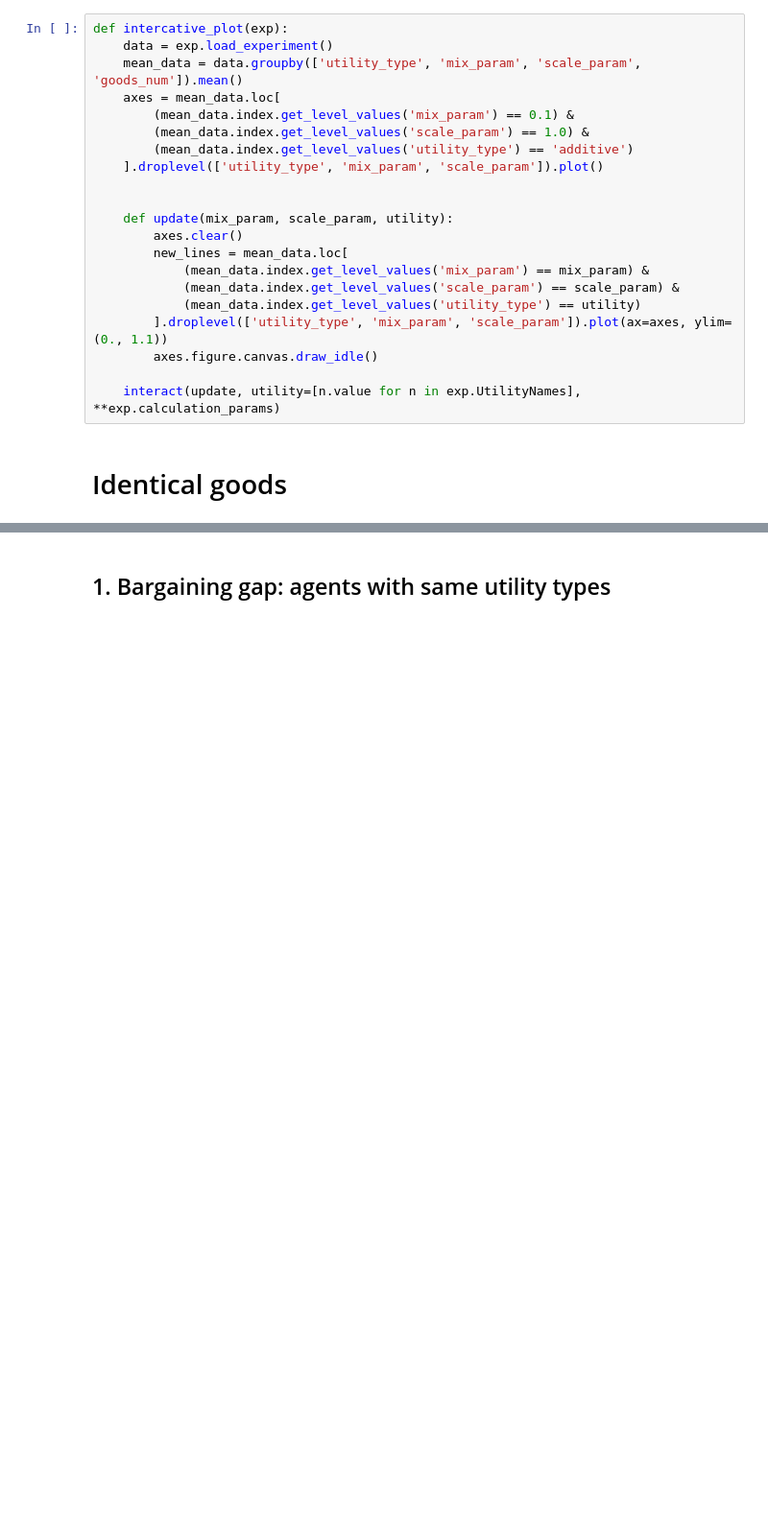
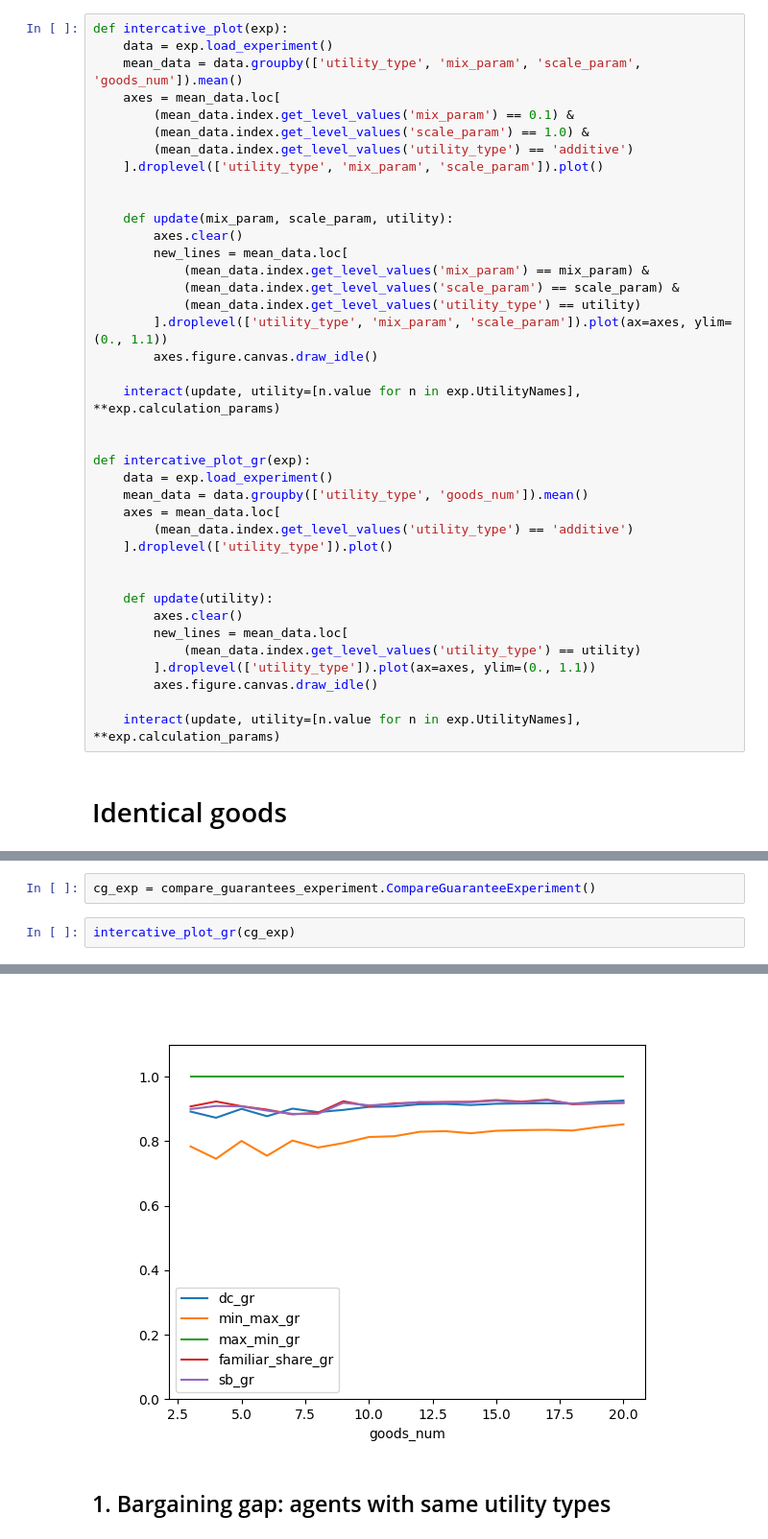
Before and after one commit to AdayevKP/fair_division_with_money, a Jupyter notebook: FDWM_interactive_plots.ipynb, the cells around one changed output, grey strips where cells are left out. Shown at 96% size. Saved outputs shown, nothing was run; the diff lists cells and outputs as text; blank space fills up the shorter version.

Commit message:
add guarantees comparison to interactive notebook

```diff
--- a/FDWM_interactive_plots.ipynb
+++ b/FDWM_interactive_plots.ipynb
@@ -26,5 +27,23 @@ def intercative_plot(exp):
         axes.figure.canvas.draw_idle()
 
     interact(update, utility=[n.value for n in exp.UtilityNames], **exp.calculation_params)
+
+
+def intercative_plot_gr(exp):
+    data = exp.load_experiment()
+    mean_data = data.groupby(['utility_type', 'goods_num']).mean()
+    axes = mean_data.loc[
+        (mean_data.index.get_level_values('utility_type') == 'additive')
+    ].droplevel(['utility_type']).plot()
+
+
+    def update(utility):
+        axes.clear()
+        new_lines = mean_data.loc[
+            (mean_data.index.get_level_values('utility_type') == utility)
+        ].droplevel(['utility_type']).plot(ax=axes, ylim=(0., 1.1))
+        axes.figure.canvas.draw_idle()
+
+    interact(update, utility=[n.value for n in exp.UtilityNames], **exp.calculation_params)
 # %% [markdown]
 # Identical goods
@@ -30,0 +52,5 @@ def intercative_plot(exp):
+# %%
+cg_exp = compare_guarantees_experiment.CompareGuaranteeExperiment()
+# %%
+intercative_plot_gr(cg_exp)
+# %% [output]
@@ -31,3 +58,4 @@ def intercative_plot(exp):
+[figure, added]
 # %% [markdown]
 ## 1. Bargaining gap: agents with same utility types
 # %%
```
Also changed, not shown: parts of 3 cells of this notebook.
